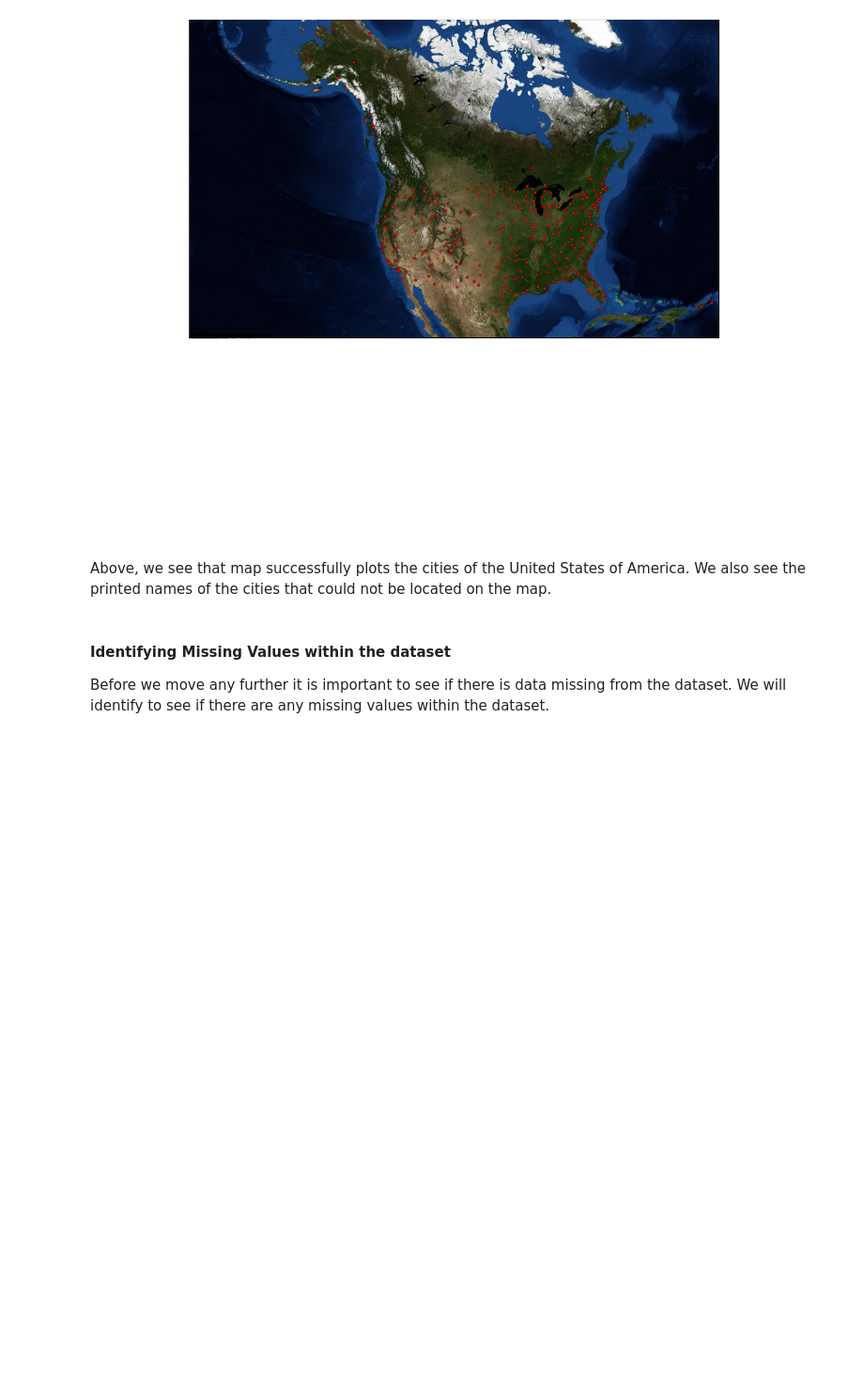
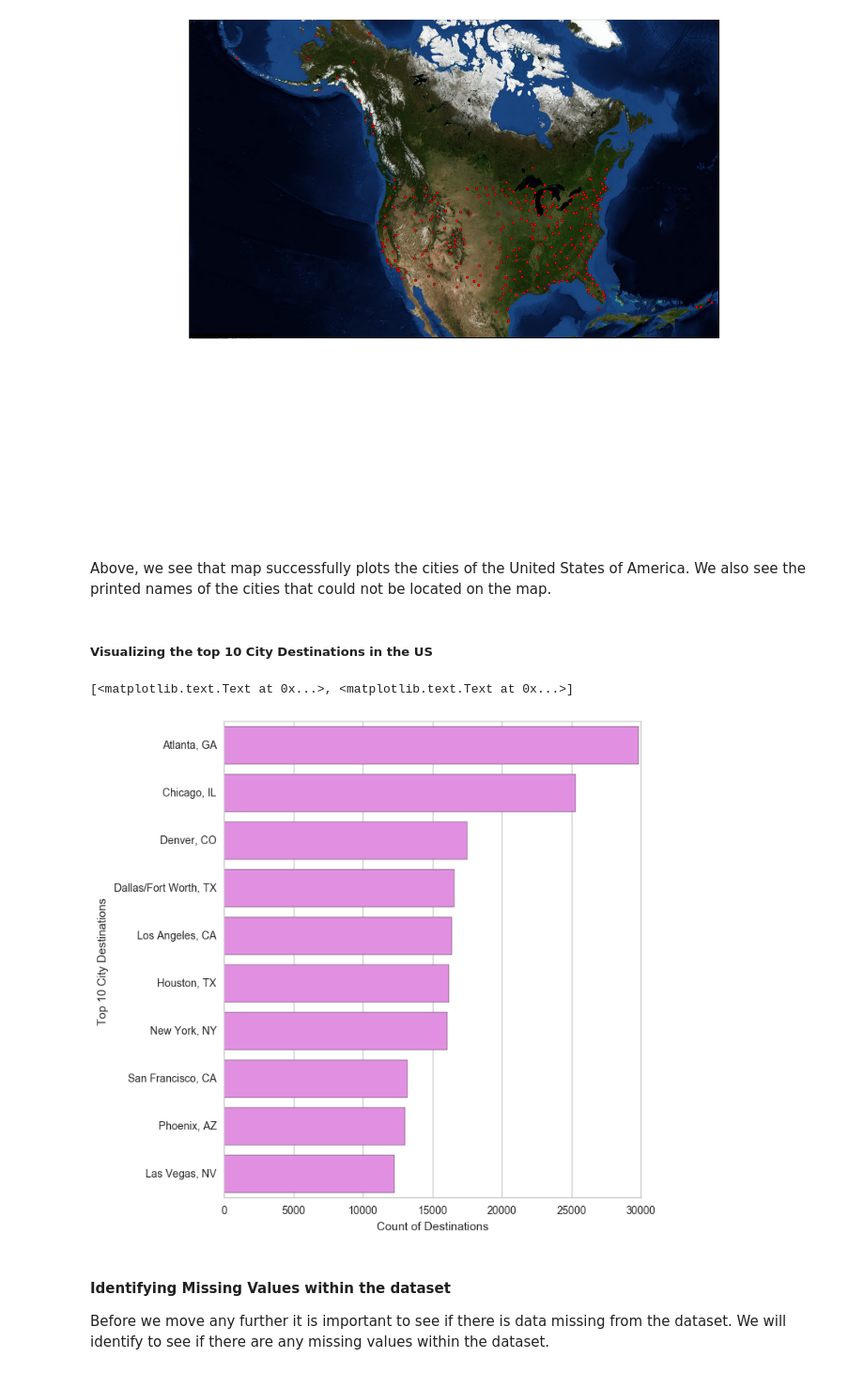
Before and after one commit to deepakm925/Data-Sciences-Machine-Learning-with-Python, a Jupyter notebook: Predicting Flight Time Performances Across the U.S./Predicting Flight Time Performance.ipynb, the cells around one changed output. Shown at 94% size. Cells and saved outputs as stored; diff of their text form; code cells hidden in the pictures; blank space fills up the shorter version.

Commit message:
new feat : Visualizing top 10 destination cities

```diff
--- a/Predicting Flight Time Performances Across the U.S./Predicting Flight Time Performance.ipynb
+++ b/Predicting Flight Time Performances Across the U.S./Predicting Flight Time Performance.ipynb
@@ -103,6 +103,32 @@ Could not locate New Bern/Morehead/Beaufort, NC
 [figure]
 # %% [markdown]
 Above, we see that map successfully plots the cities of the United States of America. We also see the printed names of the cities that could not be located on the map.
+# %% [markdown]
+#####  Visualizing the top 10 City Destinations in the US
+# %%
+import seaborn as sns
+import matplotlib.pyplot as plt
+sns.set(style="whitegrid")
+
+# Initialize the matplotlib figure
+f, ax = plt.subplots(figsize=(7,8))
+
+# Load the example car crash dataset
+destinations = flight_data["DestCityName"].value_counts()
+destination_10_counts = destinations[:10]
+indices = destination_10_counts.index
+top_10_destinations = indices
+
+
+sns.set_color_codes("dark")
+sns.barplot(x=destination_10_counts, y=top_10_destinations,
+            color="violet", orient='h')
+
+ax.set(ylabel="Top 10 City Destinations ",
+       xlabel="Count of Destinations")
+# %% [output]
+[<matplotlib.text.Text at 0x...>, <matplotlib.text.Text at 0x...>]
+[figure, added]
 # %% [markdown]
 #### Identifying Missing Values within the dataset
 
```
